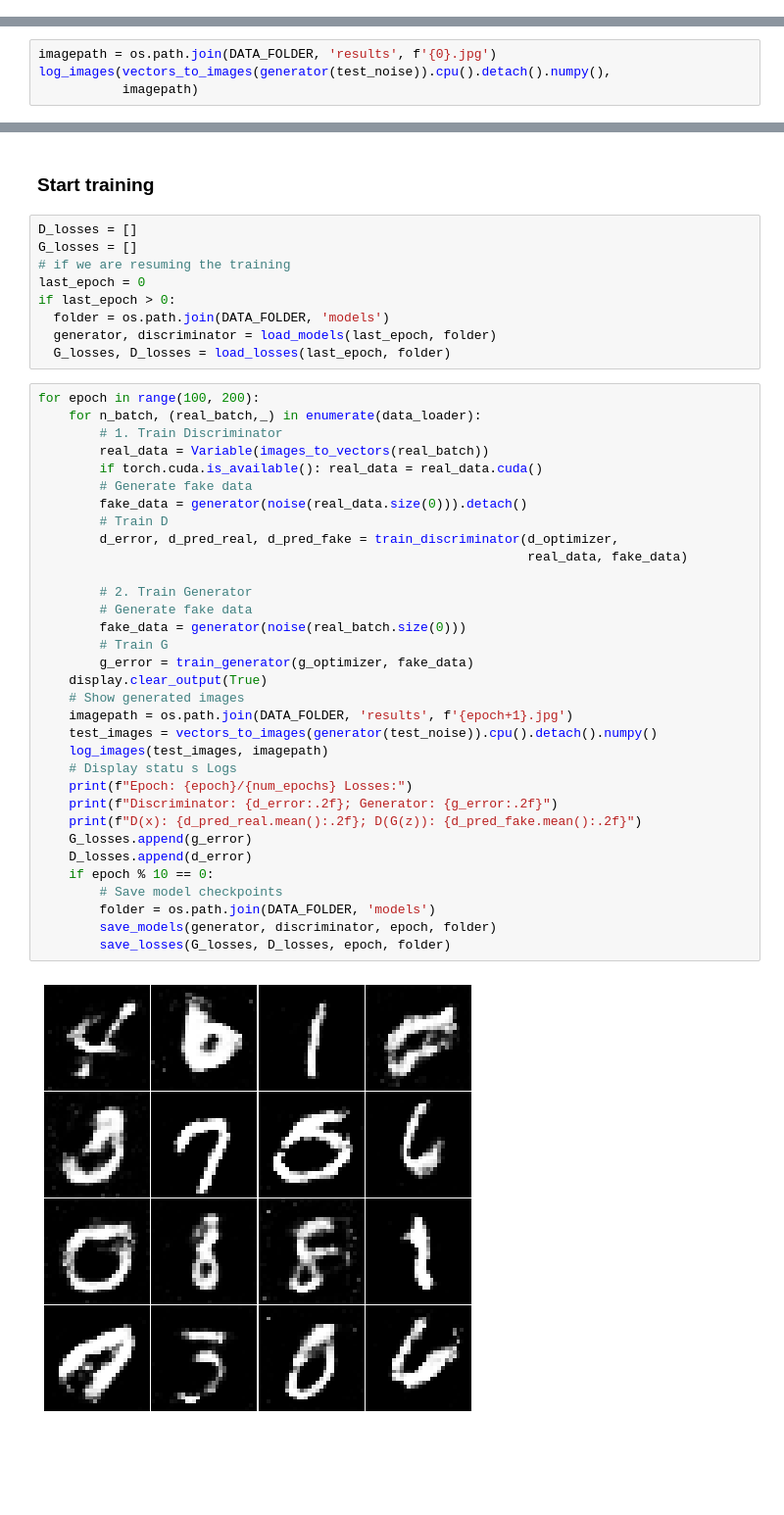
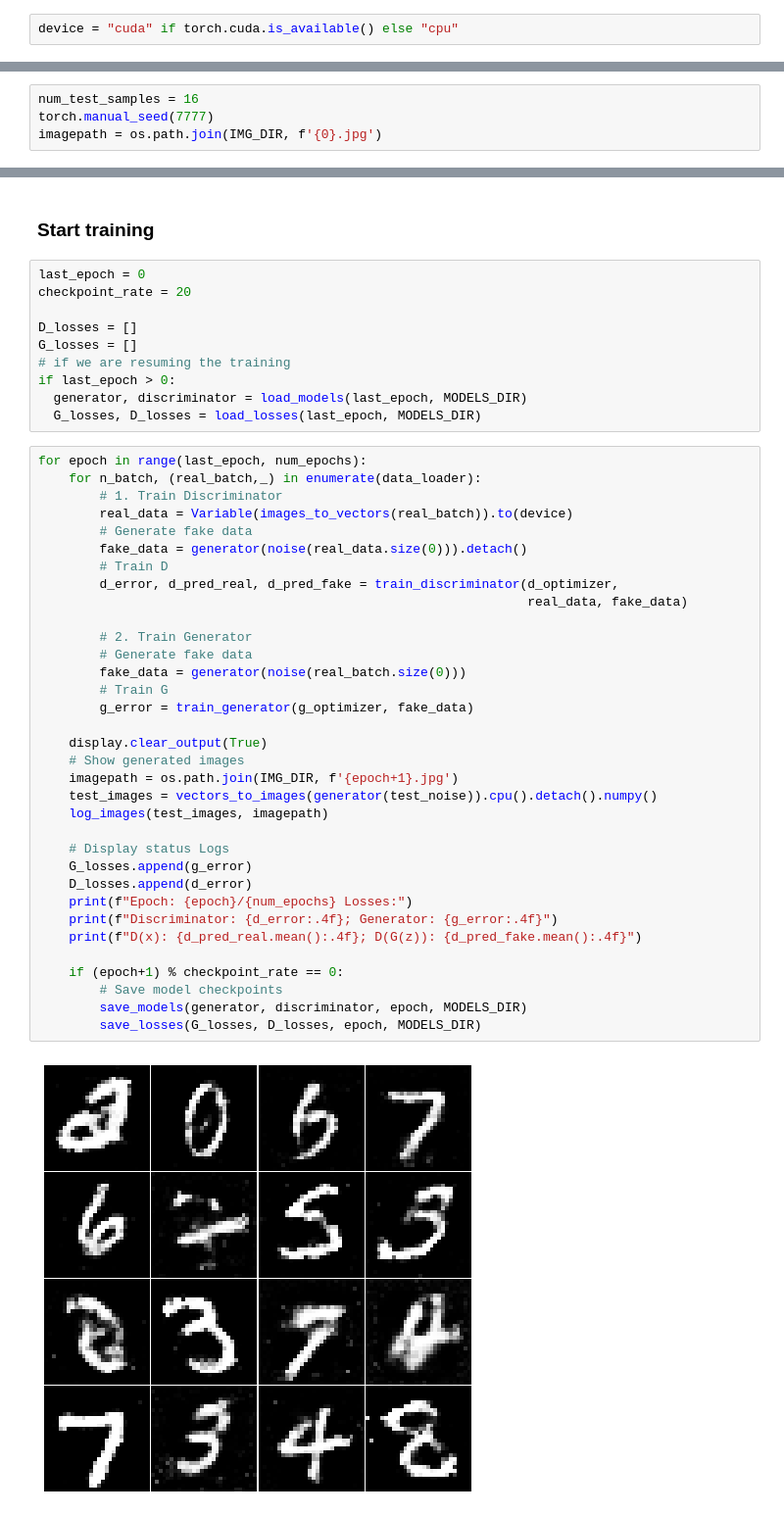
Before and after one commit to visgraf/labipcv, a Jupyter notebook: notebooks/BaseGAN.ipynb, the cells around one changed output, grey strips where cells are left out. Shown: that part at 98% size. Cells and saved outputs as stored; diff of their text form; blank space fills up the shorter version.

```diff
--- a/notebooks/BaseGAN.ipynb
+++ b/notebooks/BaseGAN.ipynb
@@ -139,0 +140,2 @@ if torch.cuda.is_available():
+# %%
+device = "cuda" if torch.cuda.is_available() else "cpu"
@@ -139,0 +199,4 @@ if torch.cuda.is_available():
+# %%
+num_test_samples = 16
+torch.manual_seed(7777)
+imagepath = os.path.join(IMG_DIR, f'{0}.jpg')
@@ -248,4 +273,0 @@ test_noise = noise(num_test_samples)
-# %%
-imagepath = os.path.join(DATA_FOLDER, 'results', f'{0}.jpg')
-log_images(vectors_to_images(generator(test_noise)).cpu().detach().numpy(),
-           imagepath)
@@ -254,46 +274,48 @@ log_images(vectors_to_images(generator(test_noise)).cpu().detach().numpy(),
 # %% [markdown]
 ### Start training
 # %%
+last_epoch = 0
+checkpoint_rate = 20
+
 D_losses = []
 G_losses = []
 # if we are resuming the training
-last_epoch = 0
 if last_epoch > 0:
-  folder = os.path.join(DATA_FOLDER, 'models')
-  generator, discriminator = load_models(last_epoch, folder)
-  G_losses, D_losses = load_losses(last_epoch, folder)
+  generator, discriminator = load_models(last_epoch, MODELS_DIR)
+  G_losses, D_losses = load_losses(last_epoch, MODELS_DIR)
 # %%
-for epoch in range(100, 200):
+for epoch in range(last_epoch, num_epochs):
     for n_batch, (real_batch,_) in enumerate(data_loader):
         # 1. Train Discriminator
-        real_data = Variable(images_to_vectors(real_batch))
-        if torch.cuda.is_available(): real_data = real_data.cuda()
+        real_data = Variable(images_to_vectors(real_batch)).to(device)
         # Generate fake data
         fake_data = generator(noise(real_data.size(0))).detach()
         # Train D
         d_error, d_pred_real, d_pred_fake = train_discriminator(d_optimizer,
                                                                 real_data, fake_data)
 
         # 2. Train Generator
         # Generate fake data
         fake_data = generator(noise(real_batch.size(0)))
         # Train G
         g_error = train_generator(g_optimizer, fake_data)
+
     display.clear_output(True)
     # Show generated images
-    imagepath = os.path.join(DATA_FOLDER, 'results', f'{epoch+1}.jpg')
+    imagepath = os.path.join(IMG_DIR, f'{epoch+1}.jpg')
     test_images = vectors_to_images(generator(test_noise)).cpu().detach().numpy()
     log_images(test_images, imagepath)
-    # Display statu s Logs
-    print(f"Epoch: {epoch}/{num_epochs} Losses:")
-    print(f"Discriminator: {d_error:.2f}; Generator: {g_error:.2f}")
-    print(f"D(x): {d_pred_real.mean():.2f}; D(G(z)): {d_pred_fake.mean():.2f}")
+
+    # Display status Logs
     G_losses.append(g_error)
     D_losses.append(d_error)
-    if epoch % 10 == 0:
+    print(f"Epoch: {epoch}/{num_epochs} Losses:")
+    print(f"Discriminator: {d_error:.4f}; Generator: {g_error:.4f}")
+    print(f"D(x): {d_pred_real.mean():.4f}; D(G(z)): {d_pred_fake.mean():.4f}")
+
+    if (epoch+1) % checkpoint_rate == 0:
         # Save model checkpoints
-        folder = os.path.join(DATA_FOLDER, 'models')
-        save_models(generator, discriminator, epoch, folder)
-        save_losses(G_losses, D_losses, epoch, folder)
+        save_models(generator, discriminator, epoch, MODELS_DIR)
+        save_losses(G_losses, D_losses, epoch, MODELS_DIR)
 # %% [output]
-[figure, old version]
+[figure, new version]
```
Also changed, not shown: parts of 38 cells of this notebook.
